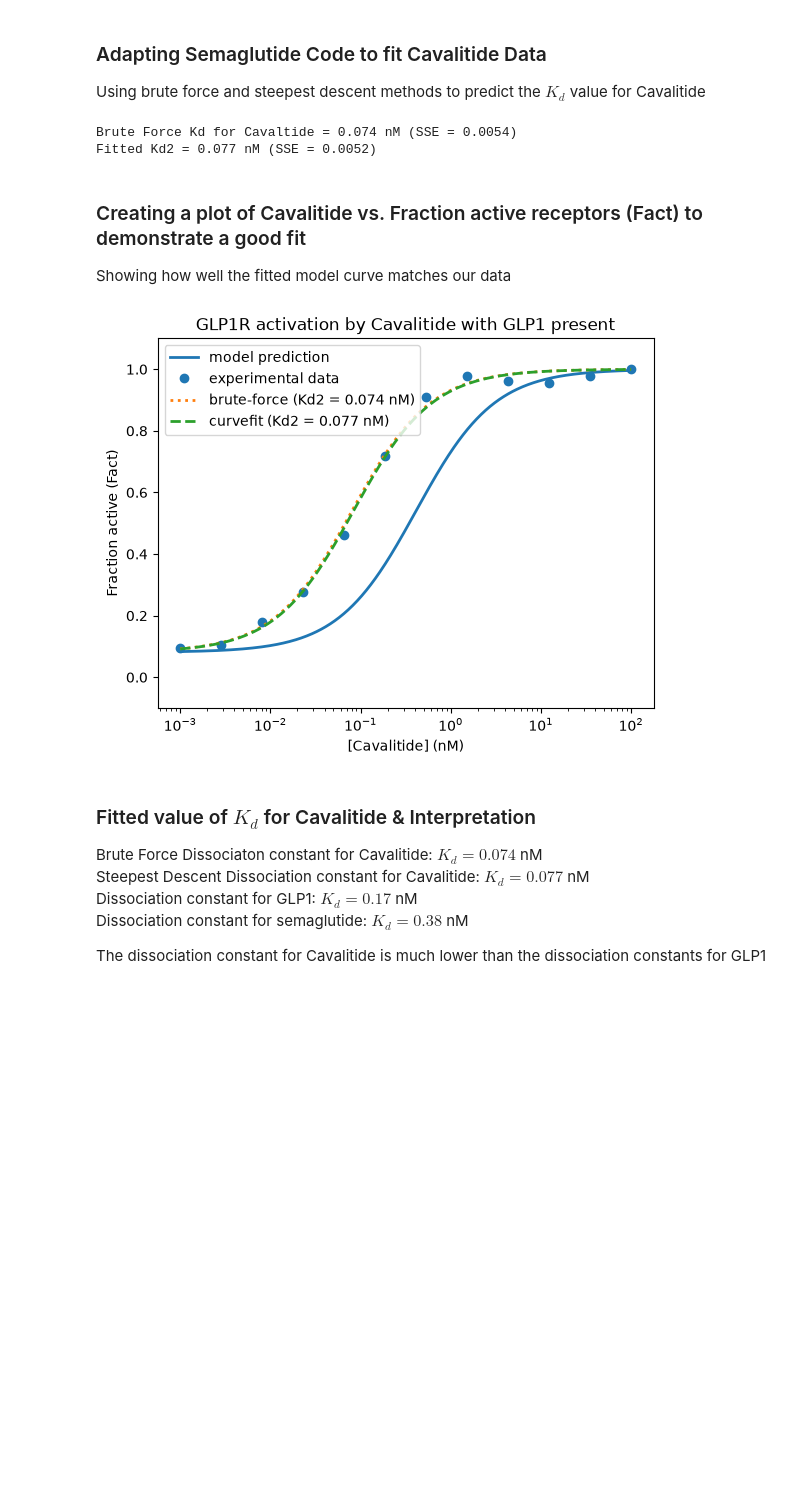
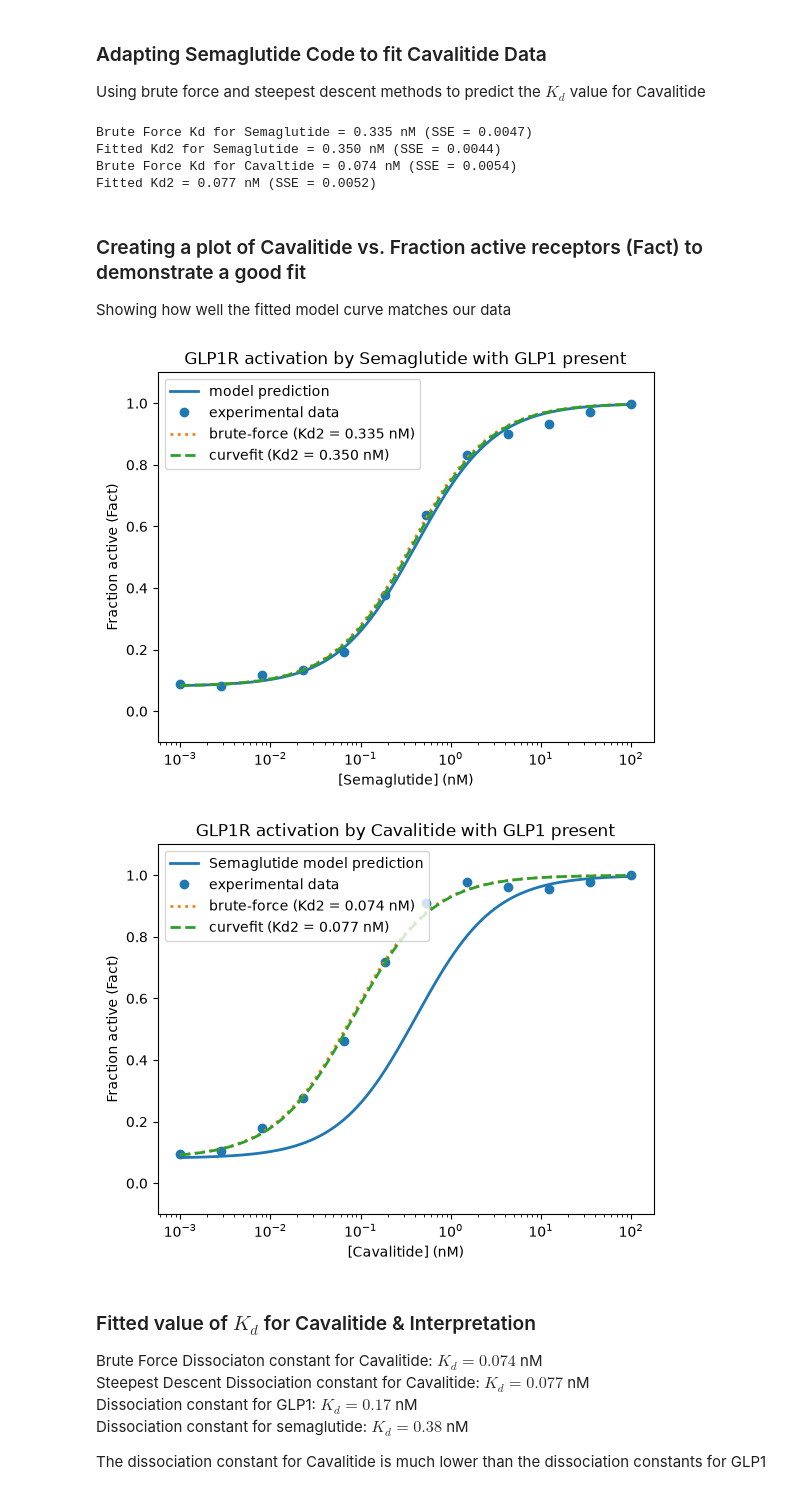
Before and after one commit to amccollbrady/bme2315_module3_pharmacology, a Jupyter notebook: Module3_Project_Final.ipynb, the cells around one changed output. Cells and saved outputs as stored; diff of their text form; code cells hidden in the pictures; blank space fills up the shorter version.

Commit message:
added semaglutide plot and values for task 1

```diff
--- a/Module3_Project_Final.ipynb
+++ b/Module3_Project_Final.ipynb
@@ -39,6 +39,28 @@ Kd1 = 0.17 # Known dissociation constant for L1, GLP1
 Kd2 = 0.38 # default 0.38 L2, cavalitide (to fit)
 L1 = 0.015 # [nM] GLP1 (fasting concentration)
 L2 = np.logspace(-3, 2, 500) # [nM] cavalitide range for plot
+
+data_sema = np.loadtxt("semaglutide_data.csv", delimiter=",", skiprows=1)
+L2_sema, Fact_sema = data_sema[:, 0], data_sema[:, 1]
+
+# Approach 1: Brute force optimization of Kd2: try many candidate values in a for loop
+Kd2_candidates = np.logspace(-3, 2, 100) # [nM]
+SSE_brute_sema = np.inf
+for Kd2_try in Kd2_candidates:
+    # Sum of squared errors between the data and the model for this candidate
+    SSE = np.sum((Fact_sema - Fact(L1, L2_sema, Kd1, Kd2_try))**2)
+    if SSE < SSE_brute_sema:
+        SSE_brute_sema = SSE
+        Kd2_sema_brute = Kd2_try
+print(f"Brute Force Kd for Semaglutide = {Kd2_sema_brute:.3f} nM (SSE = {SSE_brute_sema:.4f})")
+
+# Approach 2: Python curvefit of Kd2: related to steepest descent method
+popt_sema, pcov_sema = curve_fit(lambda L2, Kd2: Fact(L1, L2, Kd1, Kd2),
+                                 L2_sema, Fact_sema, p0=[0.1], bounds=(0, np.inf))
+Kd2_sema_fit = popt_sema[0]
+SSE_fit_sema = np.sum((Fact_sema - Fact(L1, L2_sema, Kd1, Kd2_sema_fit))**2)
+print(f"Fitted Kd2 for Semaglutide = {Kd2_sema_fit:.3f} nM (SSE = {SSE_fit_sema:.4f})")
+
 
 # Load the data
 data = np.loadtxt("cavalitide_data.csv", delimiter=",", skiprows=1)
@@ -62,6 +84,8 @@ Kd2_fit = popt[0]
 SSE_fit = np.sum((Fact_loaded - Fact(L1, L2_loaded, Kd1, Kd2_fit))**2)
 print(f"Fitted Kd2 = {Kd2_fit:.3f} nM (SSE = {SSE_fit:.4f})")
 # %% [output]
+Brute Force Kd for Semaglutide = 0.335 nM (SSE = 0.0047)
+Fitted Kd2 for Semaglutide = 0.350 nM (SSE = 0.0044)
 Brute Force Kd for Cavaltide = 0.074 nM (SSE = 0.0054)
 Fitted Kd2 = 0.077 nM (SSE = 0.0052)
 # %% [markdown]
@@ -71,24 +95,44 @@ Showing how well the fitted model curve matches our data
 # %%
 import matplotlib.pyplot as plt
 
+# Plotting Semaglutide
 plt.figure()
 line, = plt.semilogx(L2, Fact(L1, L2, Kd1, Kd2), lw=2, # plot baseline model prediction curve
                     label="model prediction")
+plt.semilogx(L2_sema, Fact_sema, "o", c=line.get_color(), # overlay the experimental data points
+            label="experimental data")
+plt.semilogx(L2, Fact(L1, L2, Kd1, Kd2_sema_brute), ":", lw=2, # plot brute-force fit curve
+            label=f"brute-force (Kd2 = {Kd2_sema_brute:.3f} nM)")
+plt.semilogx(L2, Fact(L1, L2, Kd1, Kd2_sema_fit), "--", lw=2, # plot steepest descent fit curve
+            label=f"curvefit (Kd2 = {Kd2_sema_fit:.3f} nM)")
+
+plt.ylim(-0.1, 1.1)
+plt.xlabel("[Semaglutide] (nM)")
+plt.ylabel("Fraction active (Fact)")
+plt.title("GLP1R activation by Semaglutide with GLP1 present")
+plt.legend(loc="upper left")
+plt.show()
+
+# Plotting Cavalitide
+plt.figure()
+line, = plt.semilogx(L2, Fact(L1, L2, Kd1, Kd2), lw=2, # plot baseline model prediction curve
+                    label="Semaglutide model prediction")
 plt.semilogx(L2_loaded, Fact_loaded, "o", c=line.get_color(), # overlay the experimental data points
             label="experimental data")
 plt.semilogx(L2, Fact(L1, L2, Kd1, Kd2_brute), ":", lw=2, # plot brute-force fit curve
             label=f"brute-force (Kd2 = {Kd2_brute:.3f} nM)")
 plt.semilogx(L2, Fact(L1, L2, Kd1, Kd2_fit), "--", lw=2, # plot steepest descent fit curve
             label=f"curvefit (Kd2 = {Kd2_fit:.3f} nM)")
 
 plt.ylim(-0.1, 1.1)
 plt.xlabel("[Cavalitide] (nM)")
 plt.ylabel("Fraction active (Fact)")
 plt.title("GLP1R activation by Cavalitide with GLP1 present")
 plt.legend(loc="upper left")
 plt.show()
 # %% [output]
-[figure, old version]
+[figure, new version]
+[figure, added]
 # %% [markdown]
 ### Fitted value of $K_d$ for Cavalitide & Interpretation
 
```
